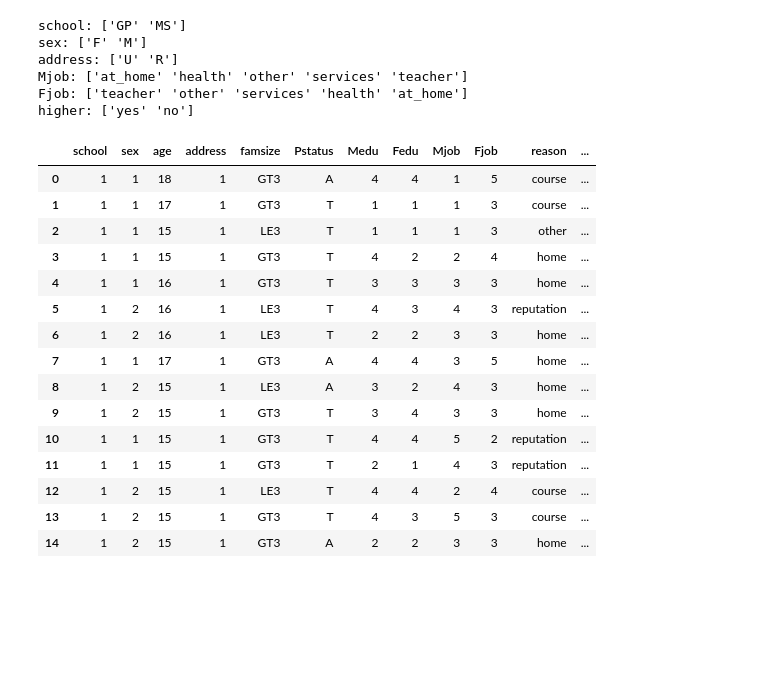
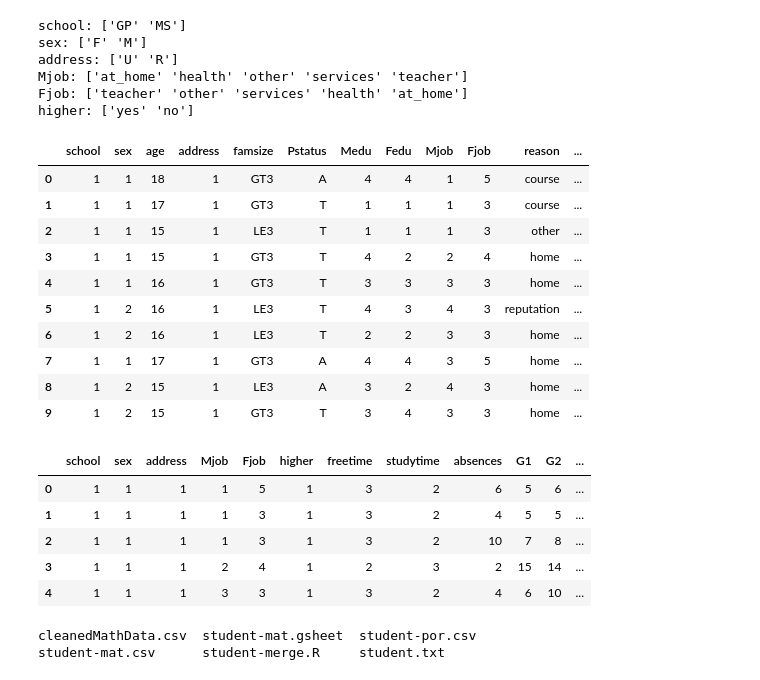
Before and after one commit to AkMo3/MLSpeedRun, a Jupyter notebook: EDA.ipynb, the cells around one changed output. Drawn from its saved outputs; the diff is of its cells as text; code cells hidden in the pictures; blank space fills up the shorter version.

```diff
--- a/EDA.ipynb
+++ b/EDA.ipynb
@@ -66,32 +66,38 @@ higher: ['yes' 'no']
 # %%
 #convert the categories into numbers
 
 #binary valued
 mathData['school'] = mathData['school'].apply({'GP':1, 'MS':2}.get)
 mathData['sex'] = mathData['sex'].apply({'F':1, 'M':2}.get)
 mathData['address'] = mathData['address'].apply({'U':1, 'R':2}.get)
 mathData['higher'] = mathData['higher'].apply({'yes':1, 'no':2}.get)
 
 
 #multi-valued
-mathData['Mjob'] = mathData['Mjob'].apply({'at_home':1, 'health':2, 'other':3, 'services':4, 'teacher':5}.get)
-mathData['Fjob'] = mathData['Fjob'].apply({'at_home':1, 'health':2, 'other':3, 'services':4, 'teacher':5}.get)
+jobFormat = {'at_home':1, 'health':2, 'other':3, 'services':4, 'teacher':5}
+mathData['Mjob'] = mathData['Mjob'].apply(jobFormat.get)
+mathData['Fjob'] = mathData['Fjob'].apply(jobFormat.get)
 
-mathData.head(15)
+mathData.head(10)
 # %% [output]
 |  | school | sex | age | address | famsize | Pstatus | Medu | Fedu | Mjob | Fjob | reason | ... |
 | 0 | 1 | 1 | 18 | 1 | GT3 | A | 4 | 4 | 1 | 5 | course | ... |
 | 1 | 1 | 1 | 17 | 1 | GT3 | T | 1 | 1 | 1 | 3 | course | ... |
 | 2 | 1 | 1 | 15 | 1 | LE3 | T | 1 | 1 | 1 | 3 | other | ... |
 | 3 | 1 | 1 | 15 | 1 | GT3 | T | 4 | 2 | 2 | 4 | home | ... |
 | 4 | 1 | 1 | 16 | 1 | GT3 | T | 3 | 3 | 3 | 3 | home | ... |
 | 5 | 1 | 2 | 16 | 1 | LE3 | T | 4 | 3 | 4 | 3 | reputation | ... |
 | 6 | 1 | 2 | 16 | 1 | LE3 | T | 2 | 2 | 3 | 3 | home | ... |
 | 7 | 1 | 1 | 17 | 1 | GT3 | A | 4 | 4 | 3 | 5 | home | ... |
 | 8 | 1 | 2 | 15 | 1 | LE3 | A | 3 | 2 | 4 | 3 | home | ... |
 | 9 | 1 | 2 | 15 | 1 | GT3 | T | 3 | 4 | 3 | 3 | home | ... |
-| 10 | 1 | 1 | 15 | 1 | GT3 | T | 4 | 4 | 5 | 2 | reputation | ... |
-| 11 | 1 | 1 | 15 | 1 | GT3 | T | 2 | 1 | 4 | 3 | reputation | ... |
-| 12 | 1 | 2 | 15 | 1 | LE3 | T | 4 | 4 | 2 | 4 | course | ... |
-| 13 | 1 | 2 | 15 | 1 | GT3 | T | 4 | 3 | 5 | 3 | course | ... |
-| 14 | 1 | 2 | 15 | 1 | GT3 | A | 2 | 2 | 3 | 3 | home | ... |
+# %%
+mathData = mathData[['school', 'sex', 'address', 'Mjob', 'Fjob', 'higher', 'freetime', 'studytime', 'absences', 'G1', 'G2', 'G3']]
+mathData.head()
+# %% [output]
+|  | school | sex | address | Mjob | Fjob | higher | freetime | studytime | absences | G1 | G2 | ... |
+| 0 | 1 | 1 | 1 | 1 | 5 | 1 | 3 | 2 | 6 | 5 | 6 | ... |
+| 1 | 1 | 1 | 1 | 1 | 3 | 1 | 3 | 2 | 4 | 5 | 5 | ... |
+| 2 | 1 | 1 | 1 | 1 | 3 | 1 | 3 | 2 | 10 | 7 | 8 | ... |
+| 3 | 1 | 1 | 1 | 2 | 4 | 1 | 2 | 3 | 2 | 15 | 14 | ... |
+| 4 | 1 | 1 | 1 | 3 | 3 | 1 | 3 | 2 | 4 | 6 | 10 | ... |
@@ -97,0 +106,5 @@ mathData.head(15)
+# %%
+ls
+# %% [output]
+cleanedMathData.csv  student-mat.gsheet  student-por.csv
+student-mat.csv      student-merge.R     student.txt
```
Also changed, not shown: parts of 7 cells of this notebook.
